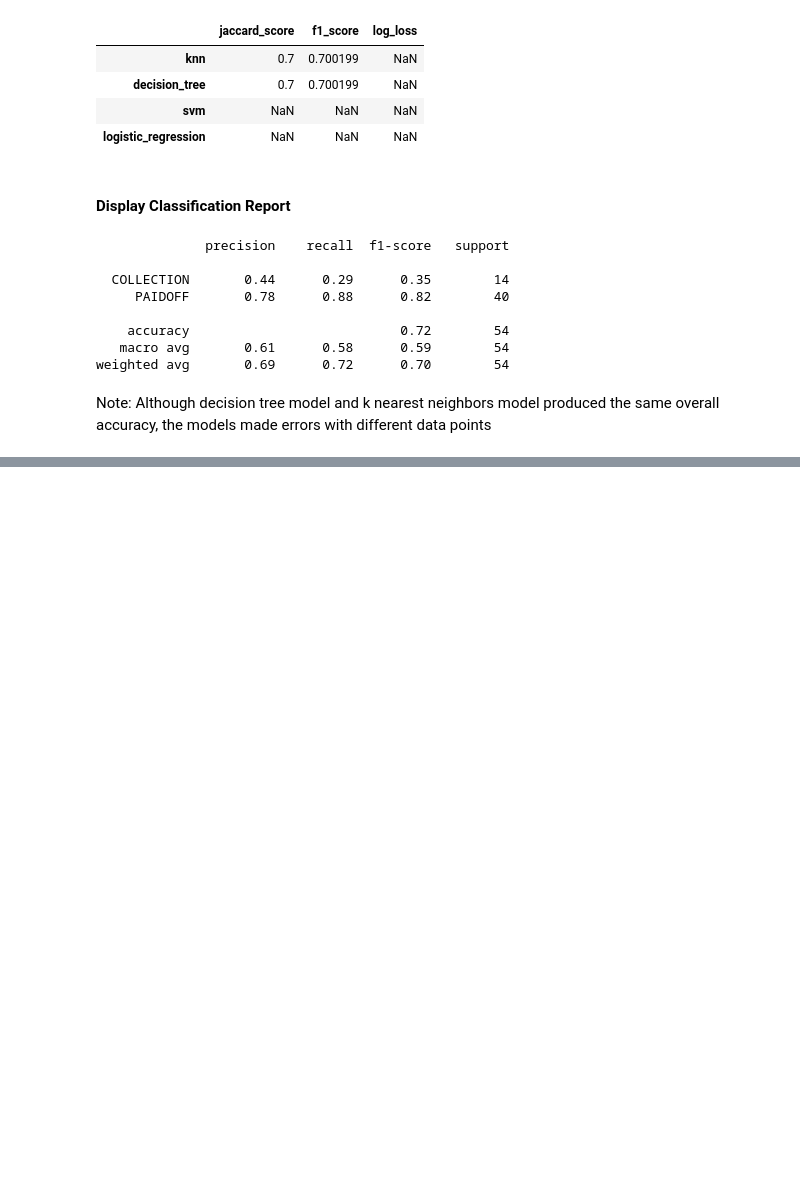
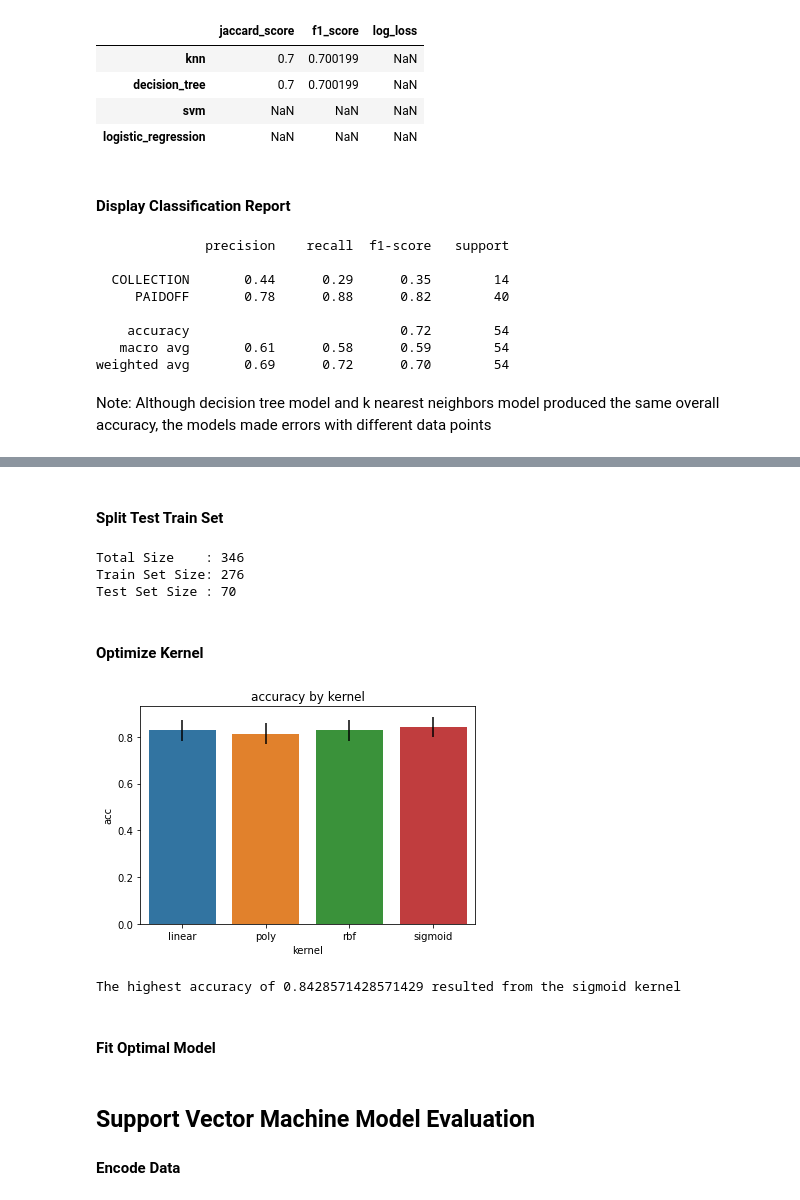
Before and after one commit to demic312/LoanDataProject, a Jupyter notebook: LoanData.ipynb, the cells around one changed output, grey strips where cells are left out. Saved outputs shown, nothing was run; the diff lists cells and outputs as text; code cells hidden in the pictures; blank space fills up the shorter version.

Commit message:
Completed Support Vector Machine Model Training and Evaluation

```diff
--- a/LoanData.ipynb
+++ b/LoanData.ipynb
@@ -571,0 +633,15 @@ Note: Although decision tree model and k nearest neighbors model produced the sa
+# %%
+SVM_features_df = SVM_df[['principal', 'terms', 'eff_day_of_week', 'age', 'gender', 'education']]
+SVM_features = preprocessing.StandardScaler().fit(SVM_features_df).transform(SVM_features_df)
+SVM_features_df = pd.DataFrame(SVM_features)
+SVM_features_df.set_axis(['principal', 'terms', 'eff_day_of_week', 'age', 'gender', 'education'], axis = 1, inplace = True)
+
+SVM_target = SVM_df['loan_status']
+SVM_target_df = pd.DataFrame(SVM_target)
+SVM_target_df.set_axis(['loan_status'], axis = 1, inplace = True)
+
+print("Features:")
+display(SVM_features_df.head())
+print()
+print("Target:")
+display(SVM_target_df.head())
@@ -571,0 +663,38 @@ Note: Although decision tree model and k nearest neighbors model produced the sa
+# %% [markdown]
+#### Split Test Train Set
+# %%
+x_train, x_test, y_train, y_test = train_test_split(SVM_features, SVM_target, test_size = 0.2, random_state = 0)
+
+print("Total Size    : " + str(len(SVM_df)))
+print("Train Set Size: " + str(len(x_train)))
+print("Test Set Size : " + str(len(x_test)))
+# %% [output]
+Total Size    : 346
+Train Set Size: 276
+Test Set Size : 70
+# %% [markdown]
+#### Optimize Kernel
+# %%
+opt_stats = np.full((4, 3), np.nan)
+opt_stats_df = pd.DataFrame(opt_stats)
+opt_stats_df.set_axis(['kernel', 'acc', 'std'], axis = 1, inplace = True)
+
+opt_stats_df['kernel'] = ['linear', 'poly', 'rbf', 'sigmoid']
+
+for i in range(opt_stats_df.shape[0]):
+    model = svm.SVC(kernel = opt_stats_df['kernel'][i]).fit(x_train, y_train)
+    y_hat = model.predict(x_test)
+    opt_stats_df.at[i, 'acc'] = accuracy_score(y_test, y_hat)
+    opt_stats_df.at[i, 'std'] = np.std(y_hat == y_test) / np.sqrt(y_hat.shape[0])
+
+sns.barplot(x = 'kernel', y = 'acc', yerr = opt_stats_df['std'], data = opt_stats_df)
+plt.title('accuracy by kernel')
+plt.show()
+
+kernel_optimal = opt_stats_df['kernel'][opt_stats_df['acc'].argmax()]
+print("The highest accuracy of", opt_stats_df['acc'].max(), "resulted from the", kernel_optimal, "kernel")
+# %% [output]
+[figure, added]
+The highest accuracy of 0.8428571428571429 resulted from the sigmoid kernel
+# %% [markdown]
+#### Fit Optimal Model
@@ -571,0 +703,3 @@ Note: Although decision tree model and k nearest neighbors model produced the sa
+# %% [markdown]
+## Support Vector Machine Model Evaluation
+#### Encode Data
```
Also changed, not shown: parts of 28 cells of this notebook.
